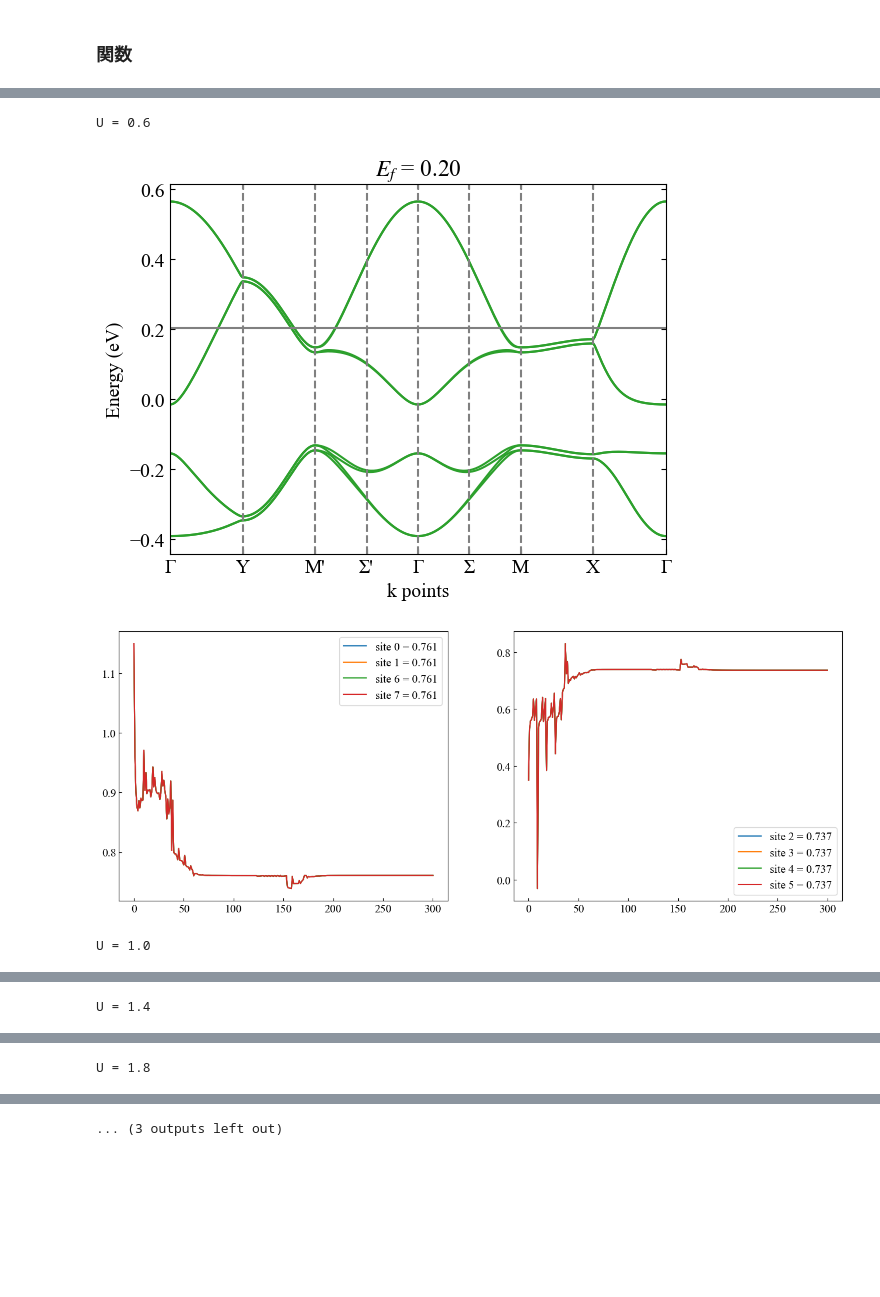
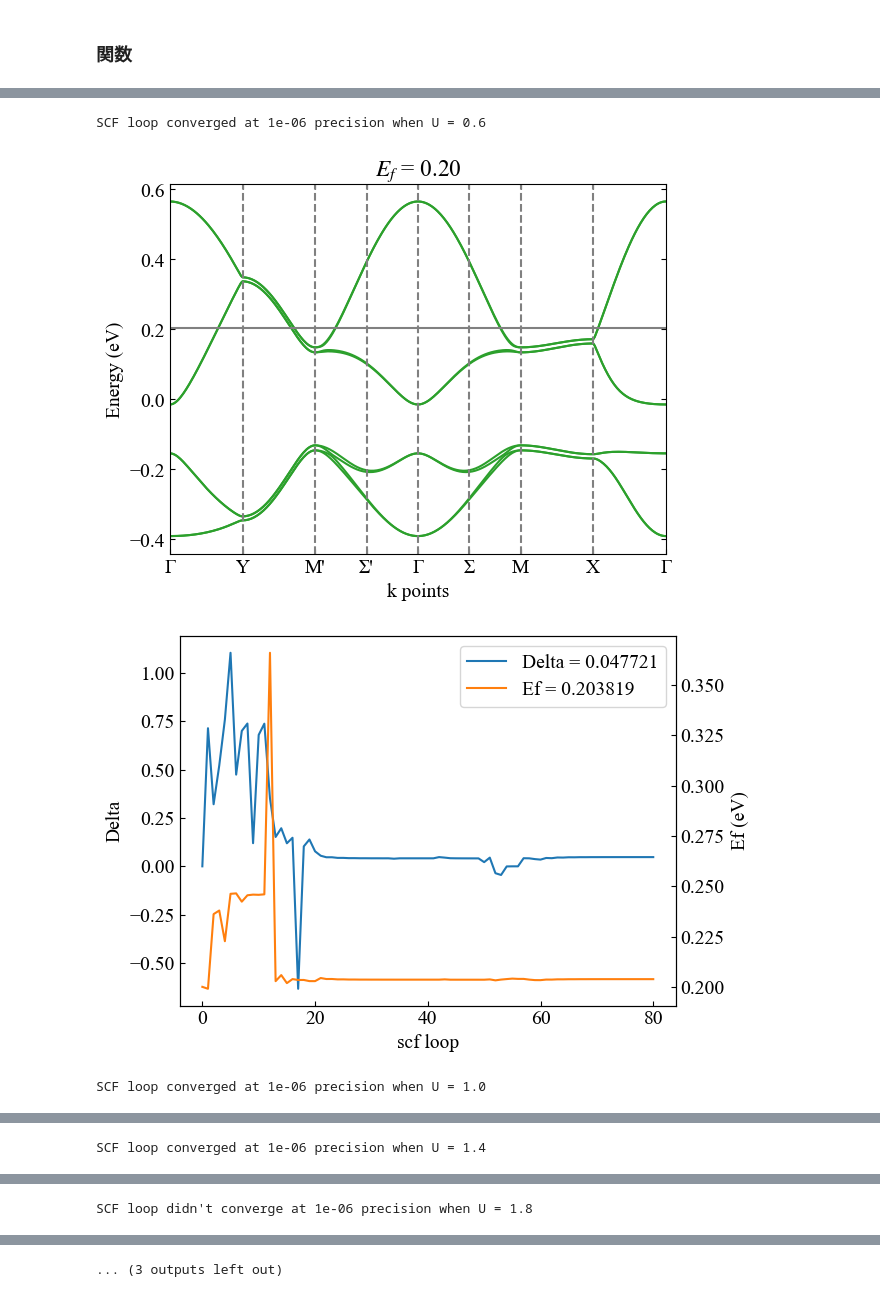
Before and after one commit to xiang-gong3944/----, a Jupyter notebook: 2024_09_25_AlterMagnet1/kappaET2_band_py.ipynb, the cells around one changed output, grey strips where cells are left out. Saved outputs shown, nothing was run; the diff lists cells and outputs as text; code cells hidden in the pictures; blank space fills up the shorter version.

```diff
--- a/2024_09_25_AlterMagnet1/kappaET2_band_py.ipynb
+++ b/2024_09_25_AlterMagnet1/kappaET2_band_py.ipynb
@@ -251,7 +252,7 @@ def Hamiltonian(kx, ky, U=0.0, Delta=0.8):
     H[6,6] = - U * Delta / 4    # B1 down
     H[7,7] = - U * Delta / 4    # B2 down
 
-    return np.linalg.eigh(H)
+    return scipy.linalg.eigh(H)
 # %% [markdown]
 ## バンドプロット
 # %%
@@ -464,3 +456,6 @@ def calc_delta(N_site):
     delta = ((N_site[0] + N_site[1]) - (N_site[2] + N_site[3]) - (N_site[4] + N_site[5]) + (N_site[6] + N_site[7])) / 2
     #         A1_up       A2_up         B1_up       B2_up         A1_down     A2_down       B1_down     B2_down
     return delta
+
+def Steffensen(array):
+    return array[-3]-(array[-3]-array[-2])**2 / (array[-3] - 2*array[-2] + array[-1])
@@ -605,13 +603,12 @@ class SCF_loop:
 # %%
 for U in [0.6, 1.0, 1.4, 1.8, 2.2] :
     model = SCF_loop()
-    model.calc(U=U, iteration=100)
-    print(f"U = {U}")
+    model.calc(U=U)
     model.plot_band()
-    model.plot_Nsite()
+    model.plot_scf()
 # %% [output]
-U = 0.6
+SCF loop converged at 1e-06 precision when U = 0.6
 [figure]
-[figure, old version]
+[figure, new version]
-U = 1.0
+SCF loop converged at 1e-06 precision when U = 1.0
 [figure]
@@ -619,2 +616,2 @@ U = 1.0
-U = 1.4
+SCF loop converged at 1e-06 precision when U = 1.4
 [figure]
@@ -622 +619 @@ U = 1.4
-U = 1.8
+SCF loop didn't converge at 1e-06 precision when U = 1.8
```
Also changed, not shown: parts of 16 cells of this notebook, 10 other files.
